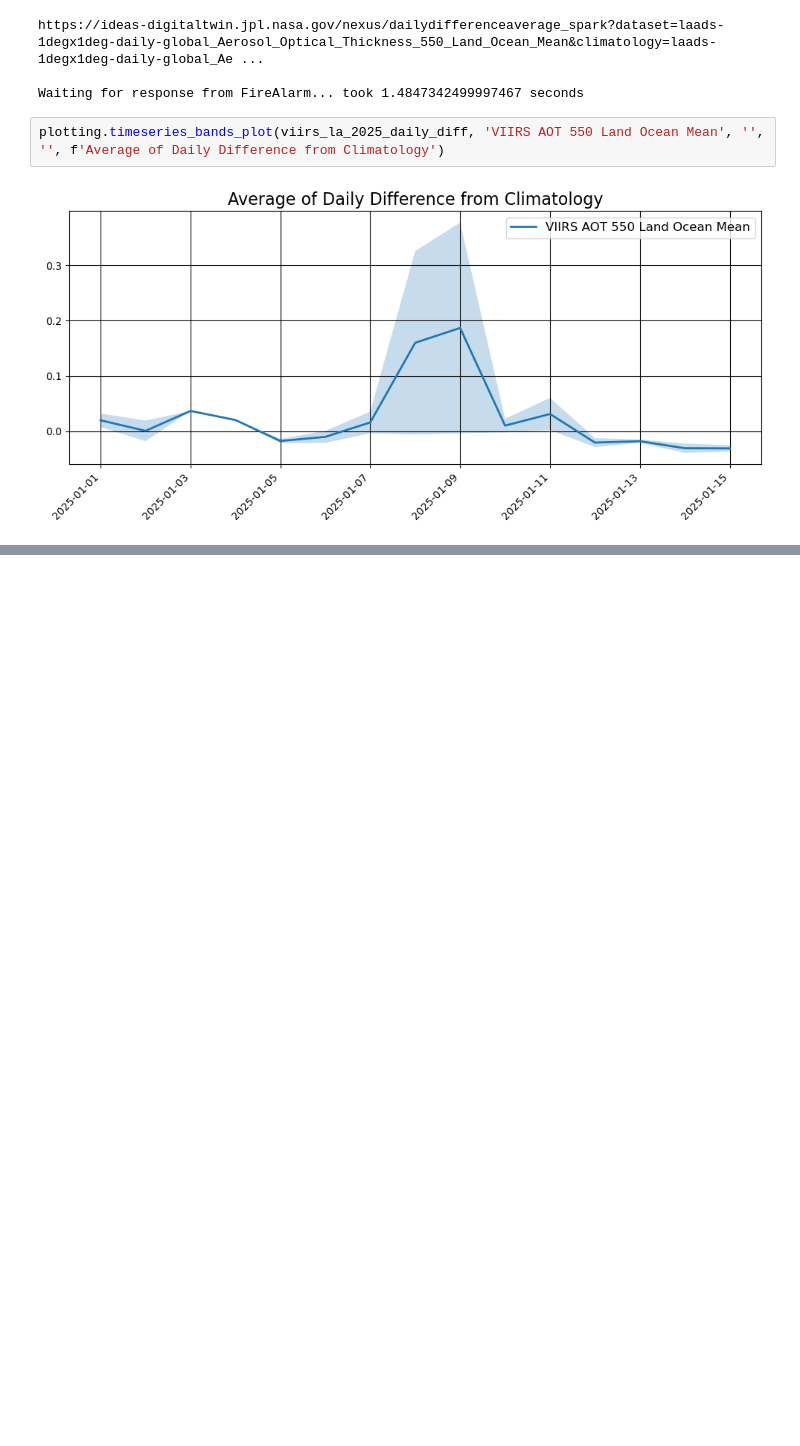
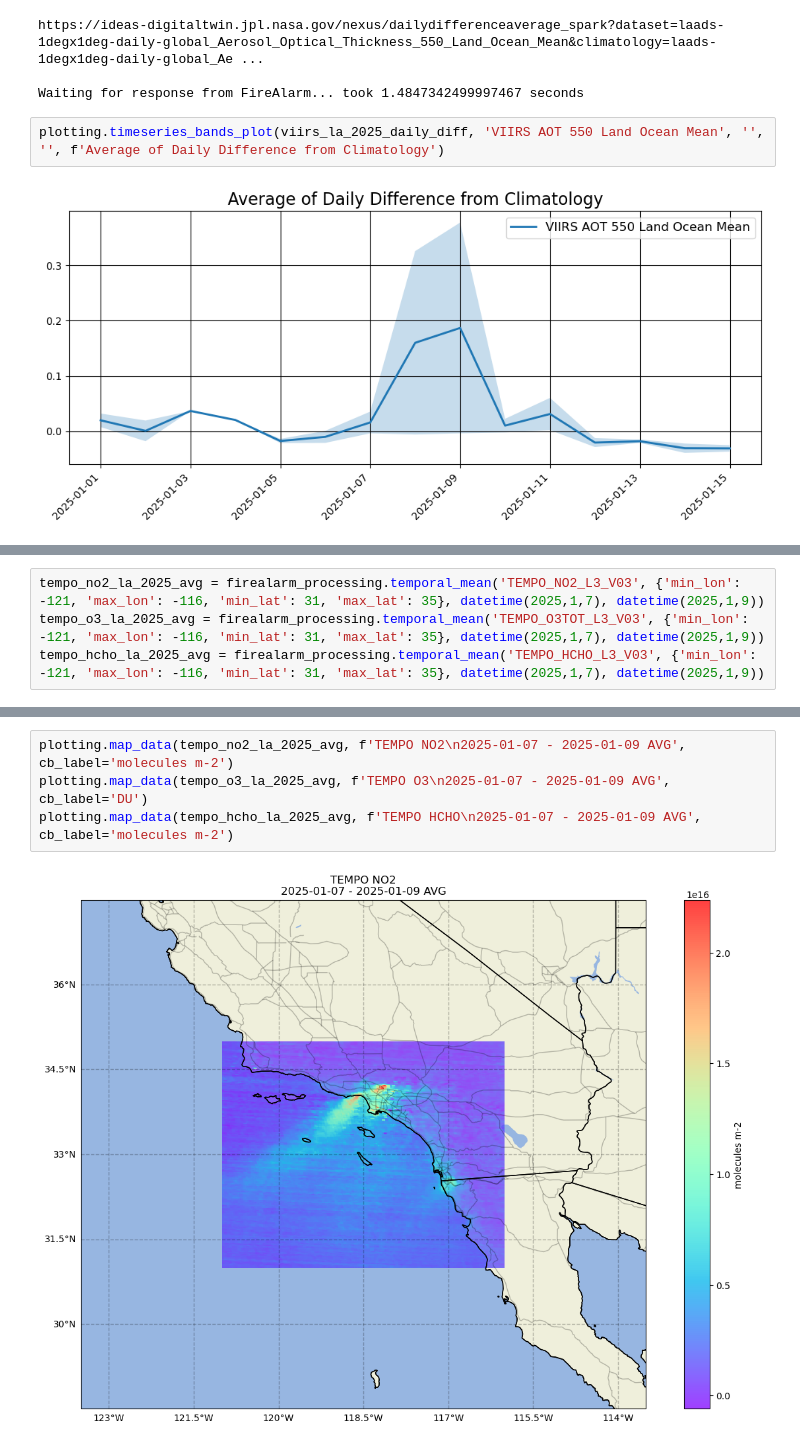
Before and after one commit to EarthDigitalTwin/FireAlarm-notebooks, a Jupyter notebook: 1. 2025 Eaton and Palisades Fires.ipynb, the cells around one changed output, grey strips where cells are left out. Drawn from its saved outputs; the diff is of its cells as text; blank space fills up the shorter version.

```diff
--- a/1. 2025 Eaton and Palisades Fires.ipynb
+++ b/1. 2025 Eaton and Palisades Fires.ipynb
@@ -238,0 +264,4 @@ plotting.timeseries_bands_plot(viirs_la_2025_daily_diff, 'VIIRS AOT 550 Land Oce
+# %%
+tempo_no2_la_2025_avg = firealarm_processing.temporal_mean('TEMPO_NO2_L3_V03', {'min_lon': -121, 'max_lon': -116, 'min_lat': 31, 'max_lat': 35}, datetime(2025,1,7), datetime(2025,1,9))
+tempo_o3_la_2025_avg = firealarm_processing.temporal_mean('TEMPO_O3TOT_L3_V03', {'min_lon': -121, 'max_lon': -116, 'min_lat': 31, 'max_lat': 35}, datetime(2025,1,7), datetime(2025,1,9))
+tempo_hcho_la_2025_avg = firealarm_processing.temporal_mean('TEMPO_HCHO_L3_V03', {'min_lon': -121, 'max_lon': -116, 'min_lat': 31, 'max_lat': 35}, datetime(2025,1,7), datetime(2025,1,9))
@@ -238,0 +278,6 @@ plotting.timeseries_bands_plot(viirs_la_2025_daily_diff, 'VIIRS AOT 550 Land Oce
+# %%
+plotting.map_data(tempo_no2_la_2025_avg, f'TEMPO NO2\n2025-01-07 - 2025-01-09 AVG', cb_label='molecules m-2')
+plotting.map_data(tempo_o3_la_2025_avg, f'TEMPO O3\n2025-01-07 - 2025-01-09 AVG', cb_label='DU')
+plotting.map_data(tempo_hcho_la_2025_avg, f'TEMPO HCHO\n2025-01-07 - 2025-01-09 AVG', cb_label='molecules m-2')
+# %% [output]
+[figure, added]
```
Also changed, not shown: parts of 5 cells of this notebook.
